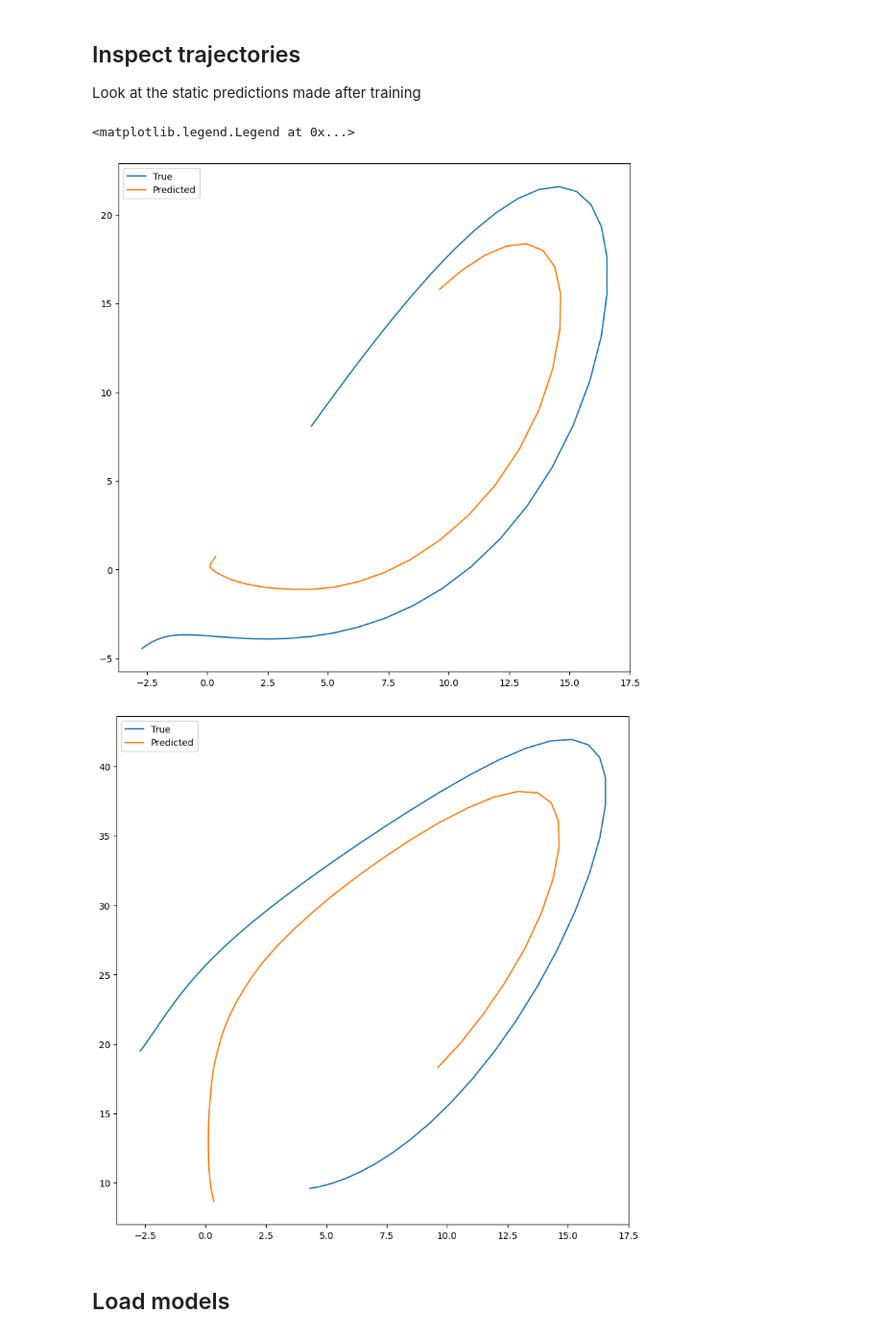
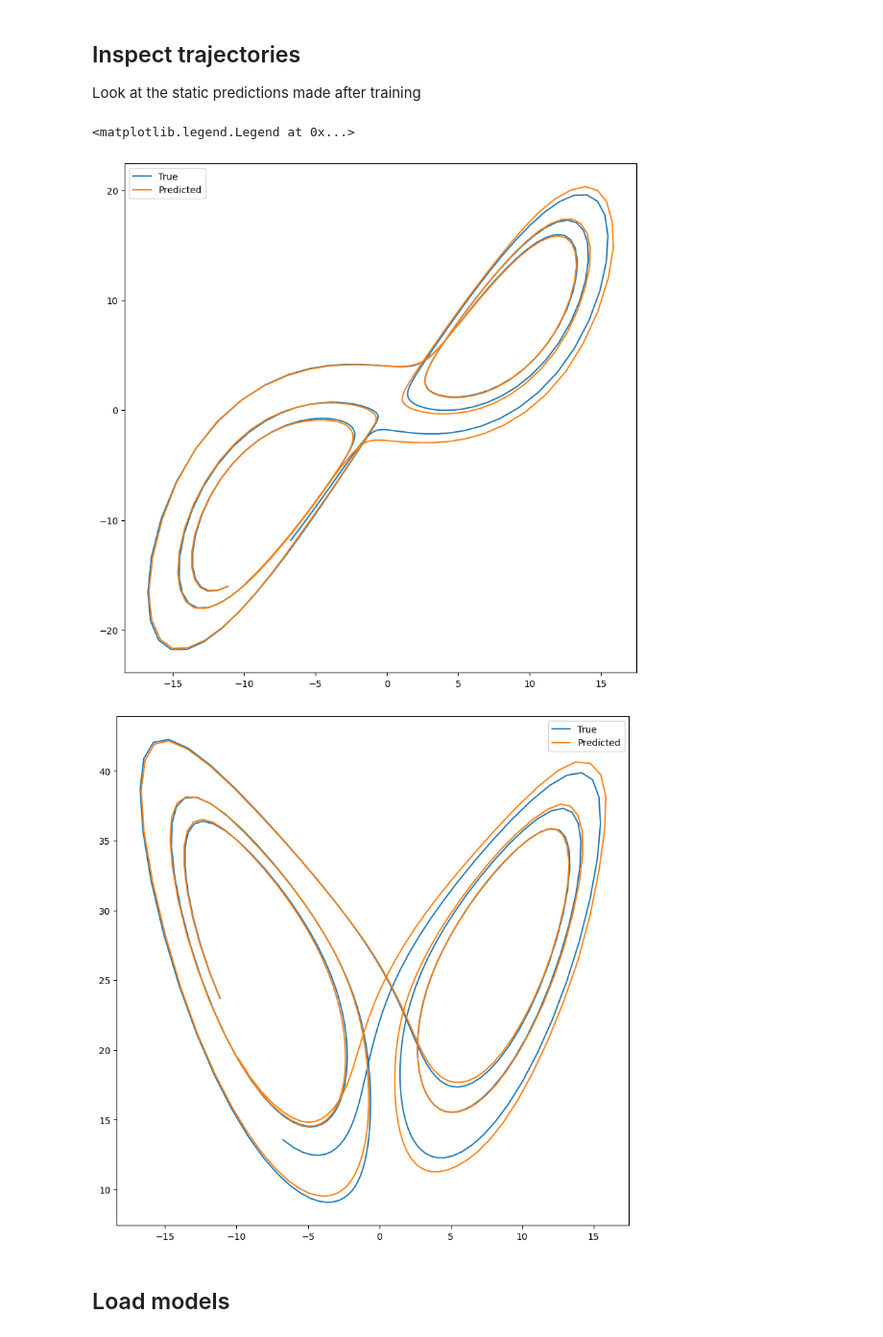
Before and after one commit to williamgilpin/dysts, a Jupyter notebook: benchmarks/saved_models/load_saved_model.ipynb, the cells around one changed output. Shown: that part at 96% size. Drawn from its saved outputs; the diff is of its cells as text; code cells hidden in the pictures.

```diff
--- a/benchmarks/saved_models/load_saved_model.ipynb
+++ b/benchmarks/saved_models/load_saved_model.ipynb
@@ -18,24 +18,25 @@ Look at the static predictions made after training
 # %%
 
 traj_true = np.load(os.path.join(DIRNAME, "traj_Lorenz_granularity100_true.npy"), allow_pickle=True)
 traj_pred = np.load(os.path.join(DIRNAME, "forecast_Lorenz_Transformer_granularity100.npy"), allow_pickle=True)
 traj_pred = np.load(os.path.join(DIRNAME, "forecast_Lorenz_NBEATS_granularity100.npy"), allow_pickle=True)
+traj_pred = np.load(os.path.join(DIRNAME, "forecast_Lorenz_RNN_granularity100.npy"), allow_pickle=True)
 
 
-tlen = 50
+tlen = 300
 plt.figure(figsize=(10, 10))
 plt.plot(traj_true[:tlen, 0], traj_true[:tlen, 1], label="True")
 plt.plot(traj_pred[:tlen, 0], traj_pred[:tlen, 1], label="Predicted")
 plt.legend()
 
 
 plt.figure(figsize=(10, 10))
 plt.plot(traj_true[:tlen, 0], traj_true[:tlen, 2], label="True")
 plt.plot(traj_pred[:tlen, 0], traj_pred[:tlen, 2], label="Predicted")
 plt.legend()
 # %% [output]
 <matplotlib.legend.Legend at 0x...>
-[figure, old version]
+[figure, new version]
-[figure, old version]
+[figure, new version]
 # %% [markdown]
 ## Load models
```
Also changed, not shown: parts of 6 cells of this notebook, 2 other files.
